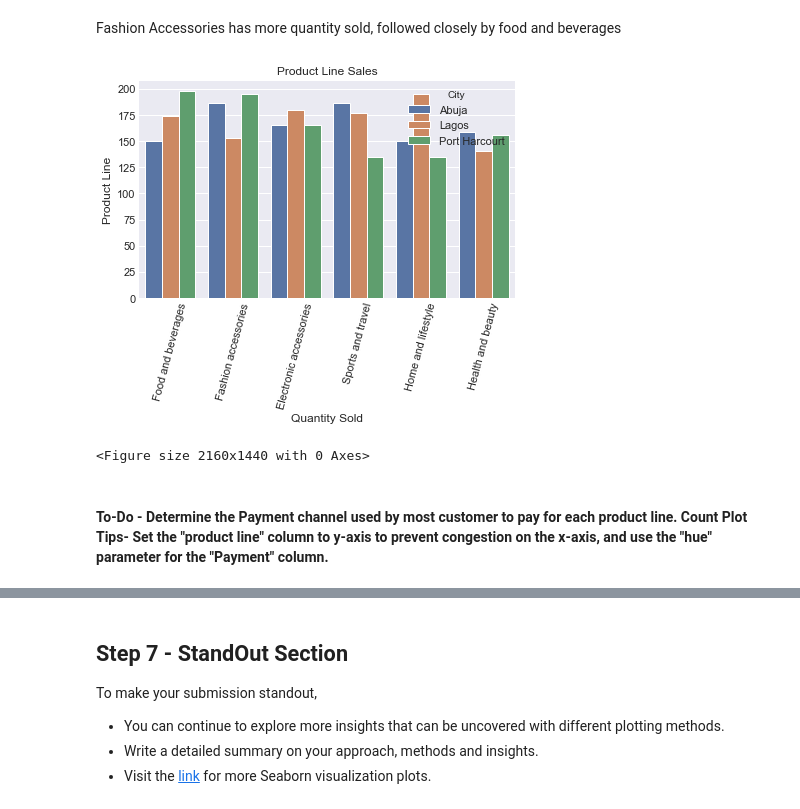
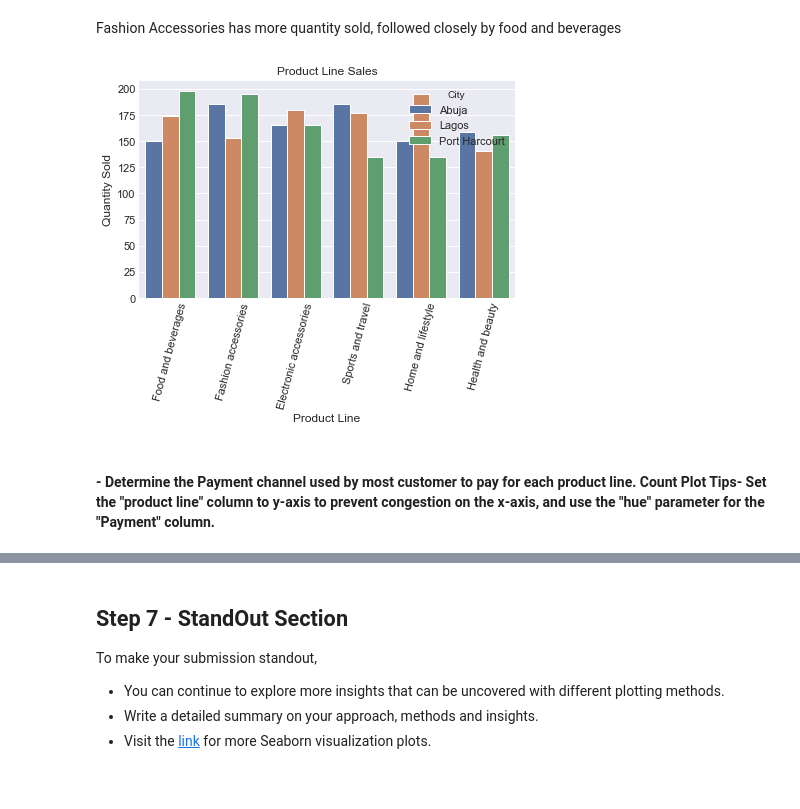
Before and after one commit to Grace2705/Data-Analysis-Project, a Jupyter notebook: Starter_notebook.ipynb, the cells around one changed output, grey strips where cells are left out. Saved outputs shown, nothing was run; the diff lists cells and outputs as text; code cells hidden in the pictures.

```diff
--- a/Starter_notebook.ipynb
+++ b/Starter_notebook.ipynb
@@ -493,16 +492,15 @@ plt.show()
 # %% [markdown]
 Fashion Accessories has more quantity sold, followed closely by food and beverages
 # %%
-ax = sns.countplot(x= 'Product line', data= merged, hue = 'City')
+ax = sns.countplot(x= 'Product line', data= merged, hue = 'City', )
 ax.set_title('Product Line Sales')
 plt.xticks(rotation = 75)
-plt.ylabel('Product Line')
-plt.xlabel('Quantity Sold')
-plt.figure(figsize=(30,20))
+plt.xlabel('Product Line')
+plt.ylabel('Quantity Sold')
+
 
 plt.show()
 # %% [output]
-[figure, old version]
+[figure, new version]
-<Figure size 2160x1440 with 0 Axes>
 # %% [markdown]
-#### To-Do -  Determine the Payment channel used by most customer to pay for each product line. Count Plot Tips- Set the "product line" column to y-axis to prevent congestion on the x-axis, and use the "hue" parameter for the "Payment" column.
+####  -  Determine the Payment channel used by most customer to pay for each product line. Count Plot Tips- Set the "product line" column to y-axis to prevent congestion on the x-axis, and use the "hue" parameter for the "Payment" column.
```
Also changed, not shown: parts of 21 cells of this notebook, 1 other file.
